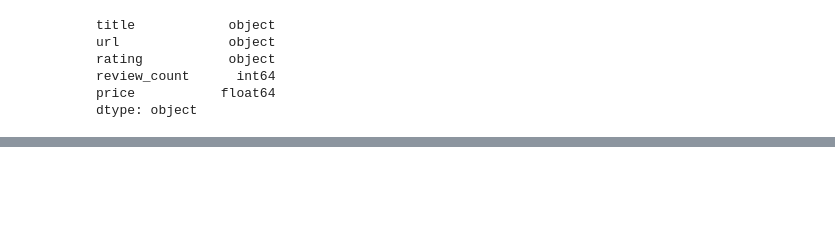
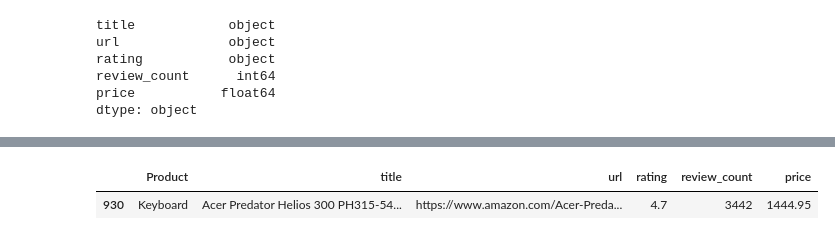
Before and after one commit to sabeeh-raza/amazon_scrape, a Jupyter notebook: 5-Keyboard/df_keyboard.ipynb, the cells around one changed output, grey strips where cells are left out. Saved outputs shown, nothing was run; the diff lists cells and outputs as text; code cells hidden in the pictures; blank space fills up the shorter version.

Commit message:
laptop

```diff
--- a/5-Keyboard/df_keyboard.ipynb
+++ b/5-Keyboard/df_keyboard.ipynb
@@ -166,0 +167,5 @@ df
+# %%
+df[df['title']== 'Acer Predator Helios 300 PH315-54-760S Gaming Laptop | Intel i7-11800H | NVIDIA GeForce RTX 3060 Laptop GPU | 15.6" Full HD 144Hz 3ms IPS Display | 16GB DDR4 | 512GB SSD | Killer WiFi 6 | RGB Keyboard']
+# %% [output]
+|  | Product | title | url | rating | review_count | price |
+| 930 | Keyboard | Acer Predator Helios 300 PH315-54... | https://www.amazon.com/Acer-Preda... | 4.7 | 3442 | 1444.95 |
```
Also changed, not shown: parts of 7 cells of this notebook, 3 other files.
